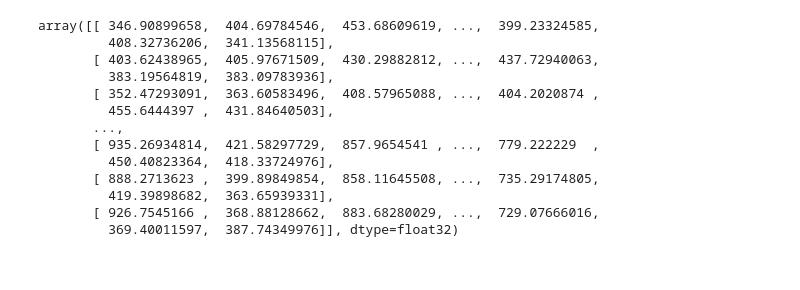
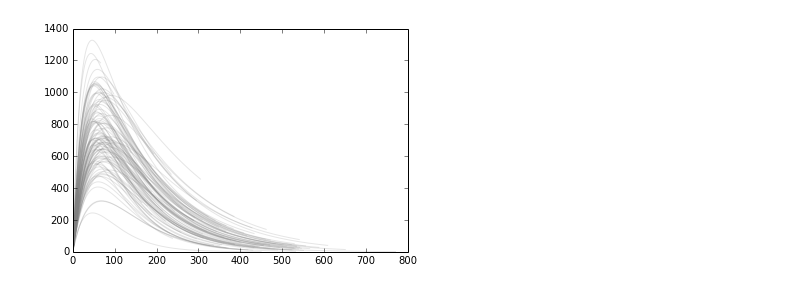
Before and after one commit to zmoldir/cal_neuroim, a Jupyter notebook: MAstuff_testbook.ipynb, the cells around one changed output. Saved outputs shown, nothing was run; the diff lists cells and outputs as text; code cells hidden in the pictures.

```diff
--- a/MAstuff_testbook.ipynb
+++ b/MAstuff_testbook.ipynb
@@ -45,16 +49,9 @@ df.to_csv('/home/maximilian/unistuff/paris_ens/cal_neuroim/simdata/apTimings.csv
-# %%
-xMatrix
-# %% [output]
-array([[ 346.90899658,  404.69784546,  453.68609619, ...,  399.23324585,
-         408.32736206,  341.13568115],
-       [ 403.62438965,  405.97671509,  430.29882812, ...,  437.72940063,
-         383.19564819,  383.09783936],
-       [ 352.47293091,  363.60583496,  408.57965088, ...,  404.2020874 ,
-         455.6444397 ,  431.84640503],
-       ...,
-       [ 935.26934814,  421.58297729,  857.9654541 , ...,  779.222229  ,
-         450.40823364,  418.33724976],
-       [ 888.2713623 ,  399.89849854,  858.11645508, ...,  735.29174805,
-         419.39898682,  363.65939331],
-       [ 926.7545166 ,  368.88128662,  883.68280029, ...,  729.07666016,
-         369.40011597,  387.74349976]], dtype=float32)
+# %%
+for i in range(100):
+    xdata = np.arange(0,int(400*np.random.normal(loc=1,scale=0.3)),1.)
+    y = (alphaKernel(xdata,400*np.random.normal(loc=5,scale=0.3),
+                        30* np.random.normal(loc=4,scale=1),10*np.random.normal(loc=4,scale=1)))
+    plt.plot(y,'grey',alpha=0.2)
+plt.show()
+# %% [output]
+[figure, added]
```
Also changed, not shown: parts of 3 cells of this notebook, 2 other files.
